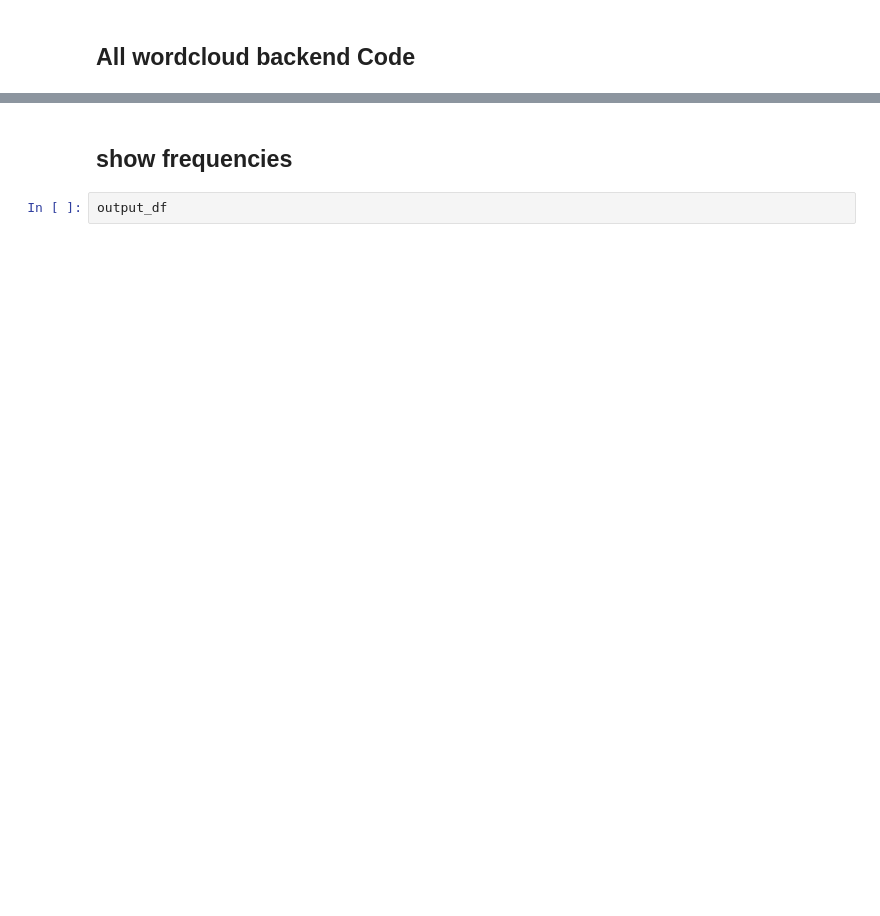
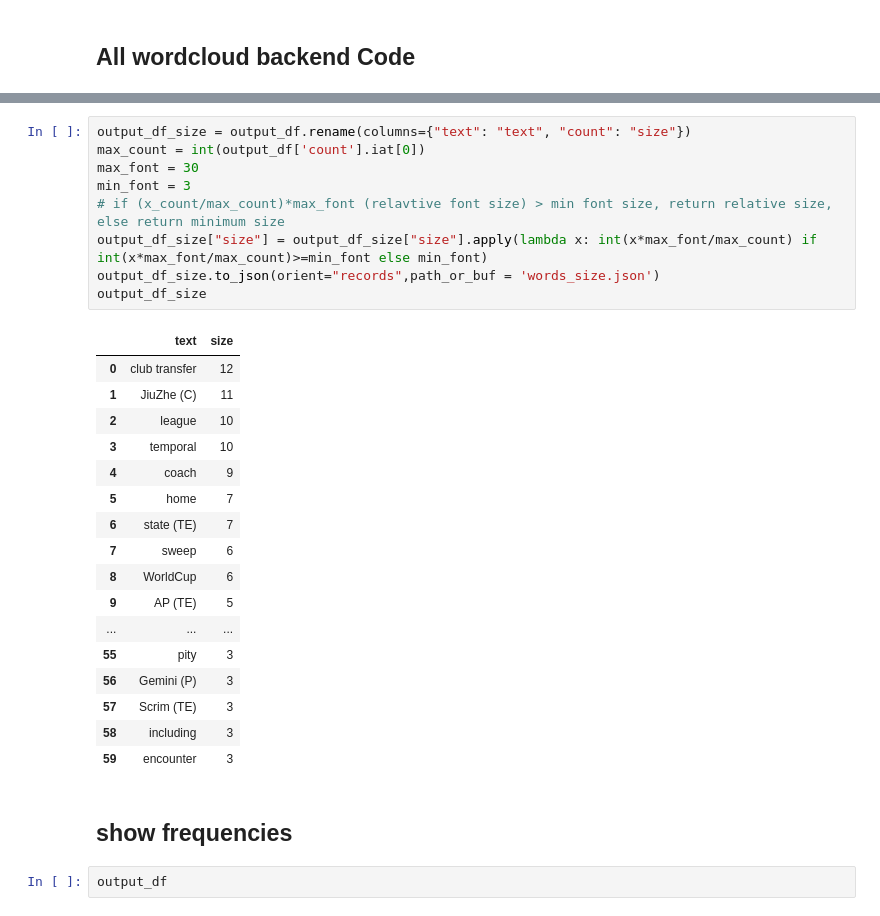
Before and after one commit to BanPickVis/System, a Jupyter notebook: wordcloud_temp_place/wordcloud_script.ipynb, the cells around one changed output, grey strips where cells are left out. Saved outputs shown, nothing was run; the diff lists cells and outputs as text; blank space fills up the shorter version.

```diff
--- a/wordcloud_temp_place/wordcloud_script.ipynb
+++ b/wordcloud_temp_place/wordcloud_script.ipynb
@@ -124,3 +125,30 @@ output_df.to_csv('words_frequency.csv')
+# %%
+output_df_size = output_df.rename(columns={"text": "text", "count": "size"})
+max_count = int(output_df['count'].iat[0])
+max_font = 30
+min_font = 3
+# if (x_count/max_count)*max_font (relavtive font size) > min font size, return relative size, else return minimum size
+output_df_size["size"] = output_df_size["size"].apply(lambda x: int(x*max_font/max_count) if int(x*max_font/max_count)>=min_font else min_font)
+output_df_size.to_json(orient="records",path_or_buf = 'words_size.json')
+output_df_size
+# %% [output]
+|  | text | size |
+| 0 | club transfer | 12 |
+| 1 | JiuZhe (C) | 11 |
+| 2 | league | 10 |
+| 3 | temporal | 10 |
+| 4 | coach | 9 |
+| 5 | home | 7 |
+| 6 | state (TE) | 7 |
+| 7 | sweep | 6 |
+| 8 | WorldCup | 6 |
+| 9 | AP (TE) | 5 |
+| ... | ... | ... |
+| 55 | pity | 3 |
+| 56 | Gemini (P) | 3 |
+| 57 | Scrim (TE) | 3 |
+| 58 | including | 3 |
+| 59 | encounter | 3 |
 # %% [markdown]
 ## show frequencies
 # %%
```
Also changed, not shown: parts of 3 cells of this notebook, 5 other files.
